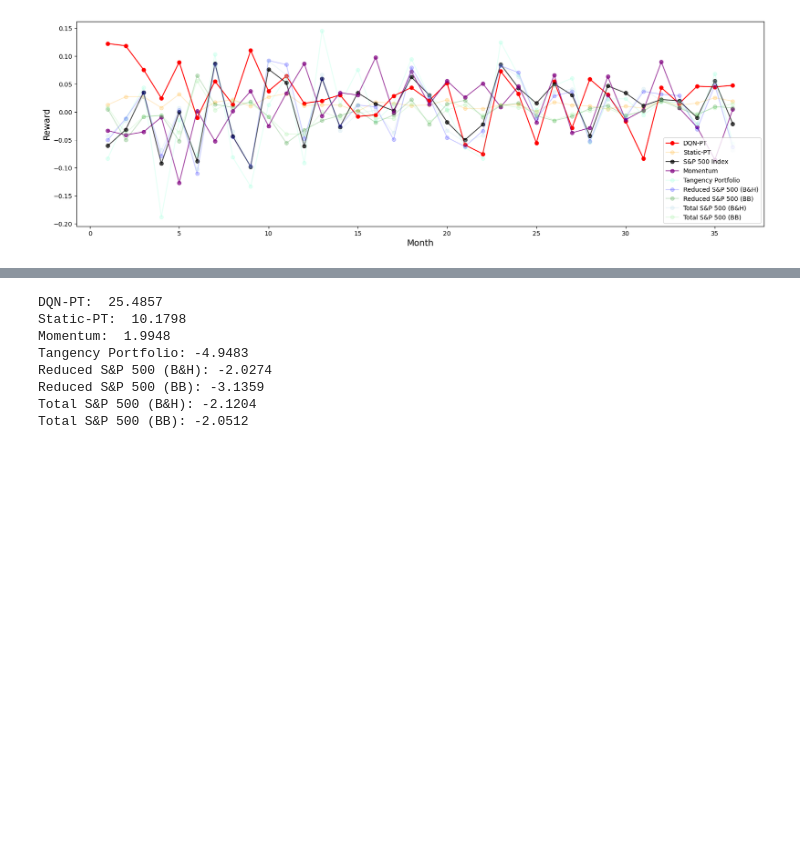
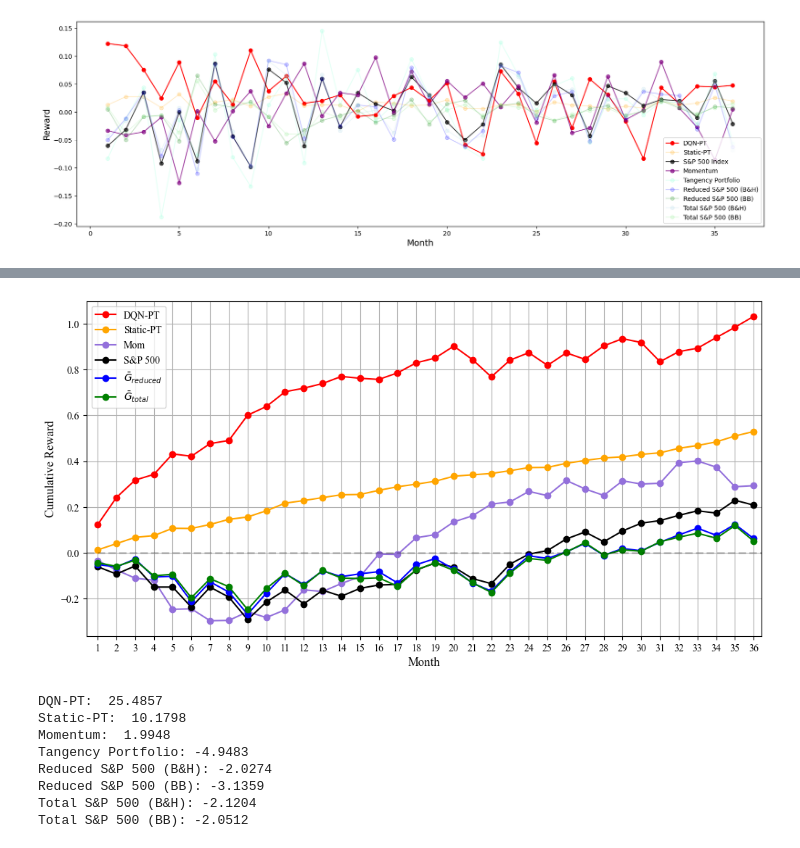
Before and after one commit to DanielHYLai/pairs-trading-with-reinforcement-learning, a Jupyter notebook: pairs-selection/comparison_oos_pairs_reduced.ipynb, the cells around one changed output, grey strips where cells are left out. Cells and saved outputs as stored; diff of their text form; code cells hidden in the pictures; blank space fills up the shorter version.

```diff
--- a/pairs-selection/comparison_oos_pairs_reduced.ipynb
+++ b/pairs-selection/comparison_oos_pairs_reduced.ipynb
@@ -1641,3 +1642,81 @@ plt.show()
+# %%
+plt.rcParams["font.family"] = "Times New Roman"
+plt.figure(figsize=(12, 6))
+plt.plot(range(1, 37), dqn_pt_cum_reward, label="DQN-PT", color="red", marker="o")
+plt.plot(
+    range(1, 37),
+    static_pt_mean.values.cumsum(),
+    label="Static-PT",
+    color="orange",
+    marker="o",
+)
+plt.plot(
+    range(1, 37),
+    paper_reward_result.cumsum(),
+    label="Mom",
+    color="mediumpurple",
+    marker="o",
+)
+plt.plot(
+    range(1, 37),
+    SP500_index_result.cumsum(),
+    label="S&P 500",
+    color="black",
+    marker="o",
+)
+plt.plot(
+    range(1, 37),
+    single_mean_reduced_BandH.cumsum(),
+    label=r"$\bar{G}_{reduced}$",
+    color="blue",
+    marker="o",
+)
+# plt.plot(
+#     range(1, 37),
+#     single_mean_total_BB.cumsum(),
+#     label="Total S&P 500 (BB)",
+#     color="lightgreen",
+#     marker="o",
+# )
+plt.plot(
+    range(1, 37),
+    single_mean_total_BandH.cumsum(),
+    label=r"$\bar{G}_{total}$",
+    color="green",
+    marker="o",
+)
+# plt.plot(
+#     range(1, 37),
+#     single_mean_reduced_BB.cumsum(),
+#     label="Reduced S&P 500 (BB)",
+#     color="green",
+#     marker="o",
+# )
+# plt.plot(
+#     range(1, 37),
+#     portfolio_result_total_BandH.cumsum(),
+#     label="Tangency Portfolio",
+#     color="green",
+#     marker="o",
+# )
+# plt.plot(
+#     range(1, 37),
+#     portfolio_result_reduced_BandH.cumsum(),
+#     label="Tangency Portfolio (Reduced)",
+#     color="dodgerblue",
+#     marker="o",
+# )
+plt.axhline(y=0, color="black", linestyle="--", linewidth=2, alpha=0.2)
+plt.grid()
+plt.xlim(0.4, 36.4)
+plt.xticks(range(1, 37))
+plt.xlabel("Month", fontsize=12)
+plt.ylabel("Cumulative Reward", fontsize=12)
+plt.legend()
+plt.savefig(f"temp.png", dpi=300, bbox_inches="tight")
+plt.show()
+# %% [output]
+[figure, added]
 # %%
 print(f"DQN-PT: {np.trapz(dqn_pt_cum_reward, dx=1): .4f}")
 print(f"Static-PT: {np.trapz(static_pt_mean.cumsum(), dx=1): .4f}")
```
Also changed, not shown: parts of 5 cells of this notebook, 2 other files.
